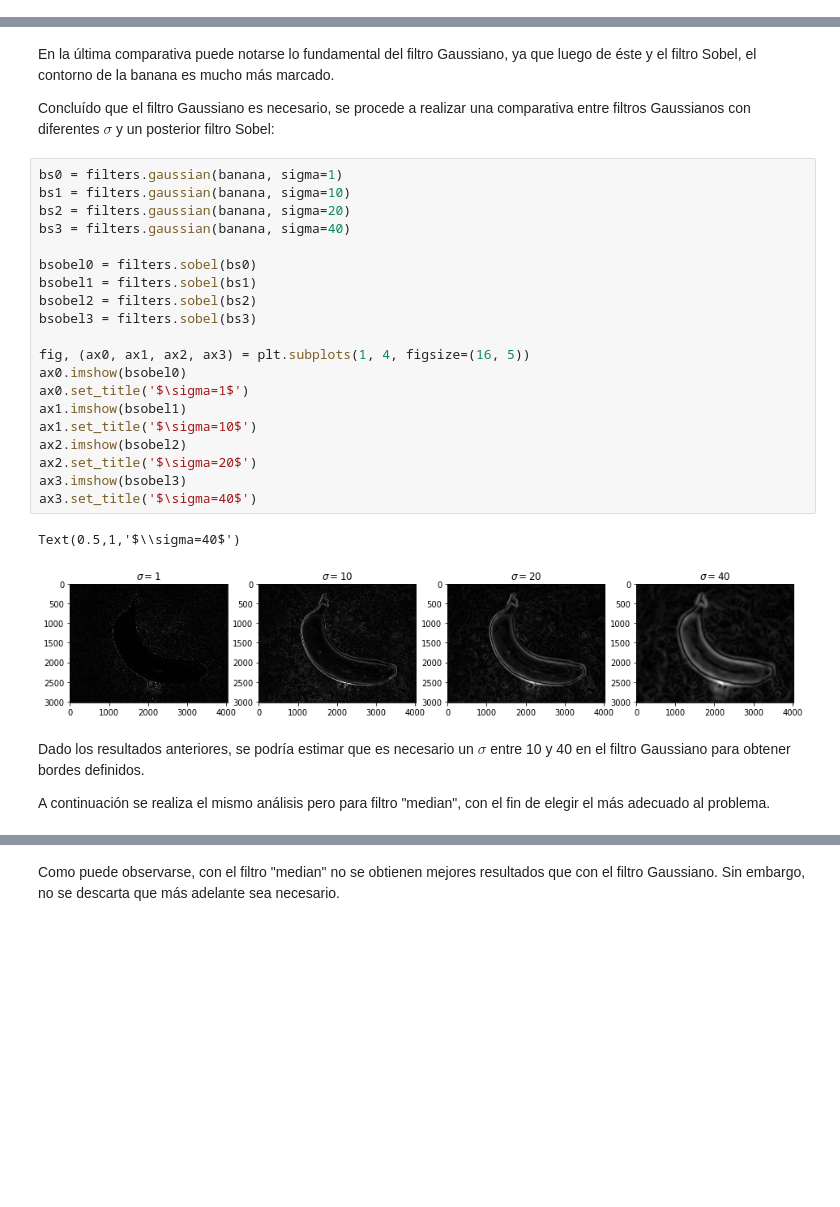
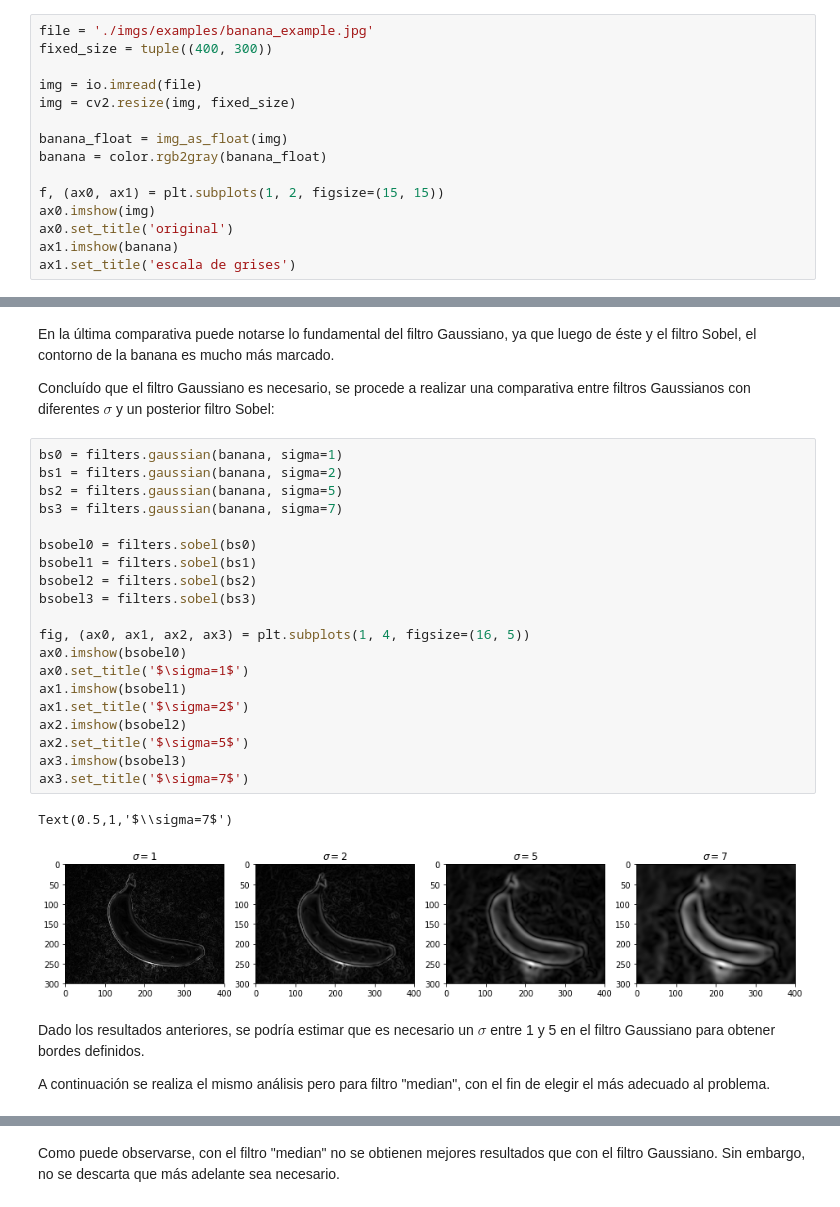
Before and after one commit to gonzafernan/fruit-classifier, a Jupyter notebook: 02-filtracion.ipynb, the cells around one changed output, grey strips where cells are left out. Saved outputs shown, nothing was run; the diff lists cells and outputs as text; blank space fills up the shorter version.

```diff
--- a/02-filtracion.ipynb
+++ b/02-filtracion.ipynb
@@ -26,0 +19,15 @@ plt.imshow(banana)
+# %%
+file = './imgs/examples/banana_example.jpg'
+fixed_size = tuple((400, 300))
+
+img = io.imread(file)
+img = cv2.resize(img, fixed_size)
+
+banana_float = img_as_float(img)
+banana = color.rgb2gray(banana_float)
+
+f, (ax0, ax1) = plt.subplots(1, 2, figsize=(15, 15))
+ax0.imshow(img)
+ax0.set_title('original')
+ax1.imshow(banana)
+ax1.set_title('escala de grises')
@@ -306,29 +316,29 @@ En la última comparativa puede notarse lo fundamental del filtro Gaussiano, ya
 Concluído que el filtro Gaussiano es necesario, se procede a realizar una comparativa entre filtros Gaussianos con diferentes $\sigma$ y un posterior filtro Sobel:
 # %%
 bs0 = filters.gaussian(banana, sigma=1)
-bs1 = filters.gaussian(banana, sigma=10)
-bs2 = filters.gaussian(banana, sigma=20)
-bs3 = filters.gaussian(banana, sigma=40)
+bs1 = filters.gaussian(banana, sigma=2)
+bs2 = filters.gaussian(banana, sigma=5)
+bs3 = filters.gaussian(banana, sigma=7)
 
 bsobel0 = filters.sobel(bs0)
 bsobel1 = filters.sobel(bs1)
 bsobel2 = filters.sobel(bs2)
 bsobel3 = filters.sobel(bs3)
 
 fig, (ax0, ax1, ax2, ax3) = plt.subplots(1, 4, figsize=(16, 5))
 ax0.imshow(bsobel0)
 ax0.set_title('$\sigma=1$')
 ax1.imshow(bsobel1)
-ax1.set_title('$\sigma=10$')
+ax1.set_title('$\sigma=2$')
 ax2.imshow(bsobel2)
-ax2.set_title('$\sigma=20$')
+ax2.set_title('$\sigma=5$')
 ax3.imshow(bsobel3)
-ax3.set_title('$\sigma=40$')
+ax3.set_title('$\sigma=7$')
 # %% [output]
-Text(0.5,1,'$\\sigma=40$')
+Text(0.5,1,'$\\sigma=7$')
-[figure, old version]
+[figure, new version]
 # %% [markdown]
-Dado los resultados anteriores, se podría estimar que es necesario un $\sigma$ entre 10 y 40 en el filtro Gaussiano para obtener bordes definidos.
+Dado los resultados anteriores, se podría estimar que es necesario un $\sigma$ entre 1 y 5 en el filtro Gaussiano para obtener bordes definidos.
 
 A continuación se realiza el mismo análisis pero para filtro "median", con el fin de elegir el más adecuado al problema.
 # %%
```
Also changed, not shown: parts of 17 cells of this notebook, 3 other files.
